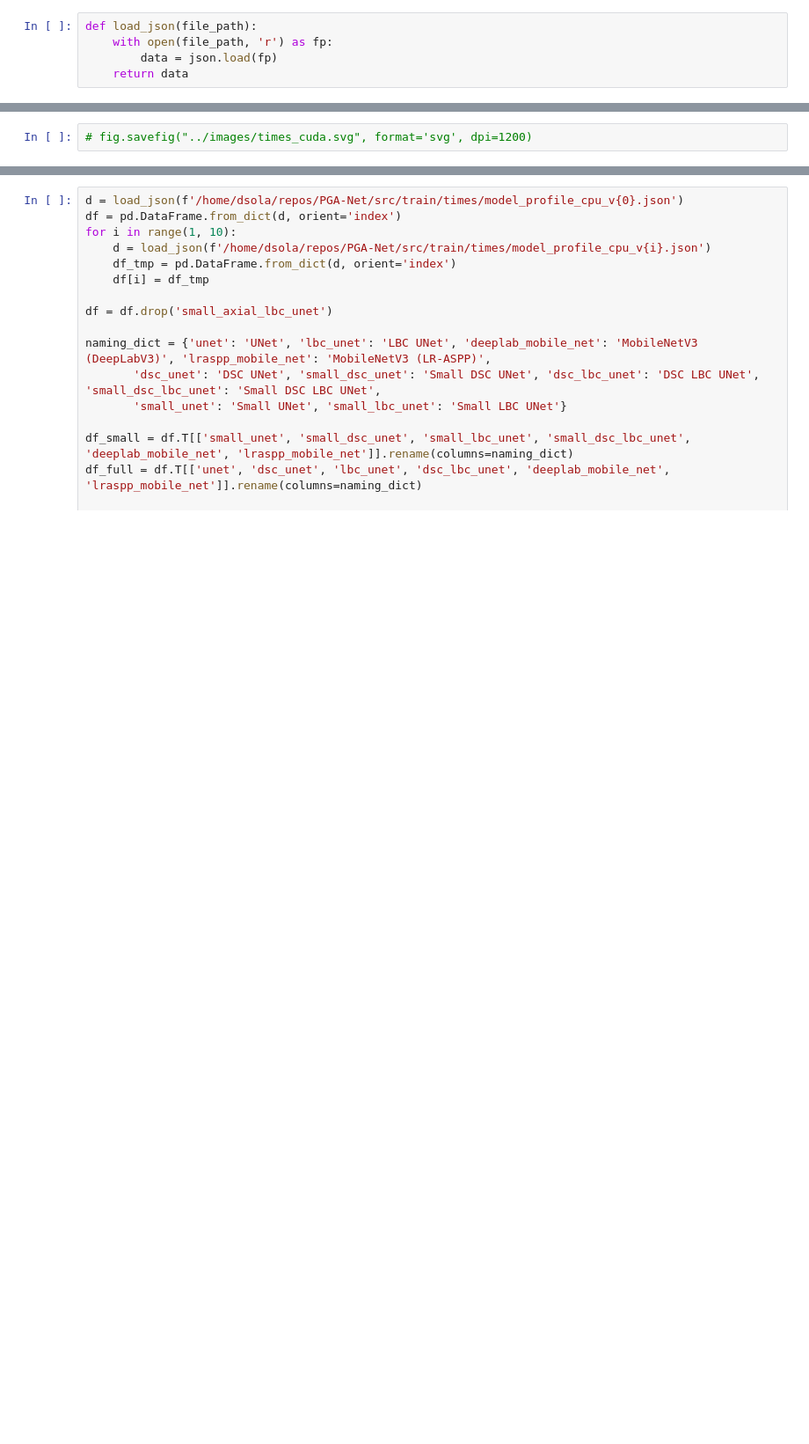
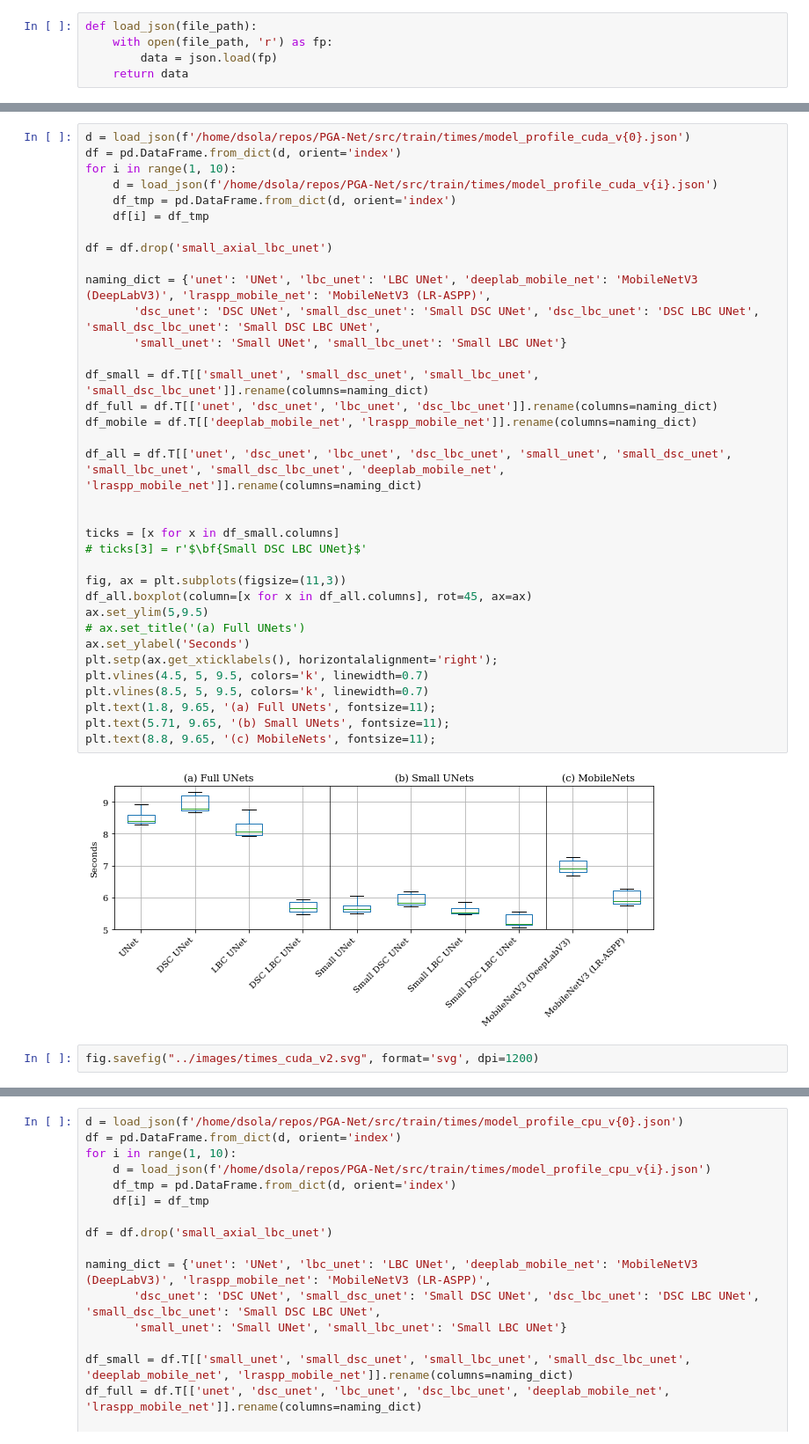
Before and after one commit to dansola/PGA-Net, a Jupyter notebook: notebooks/time_figure.ipynb, the cells around one changed output, grey strips where cells are left out. Shown: that part at 88% size. Drawn from its saved outputs; the diff is of its cells as text; blank space fills up the shorter version.

```diff
--- a/notebooks/time_figure.ipynb
+++ b/notebooks/time_figure.ipynb
@@ -58,2 +66,39 @@ plt.setp(axs[1].get_xticklabels(), horizontalalignment='right');
-# %%
-# fig.savefig("../images/times_cuda.svg", format='svg', dpi=1200)
+# %%
+d = load_json(f'/home/dsola/repos/PGA-Net/src/train/times/model_profile_cuda_v{0}.json')
+df = pd.DataFrame.from_dict(d, orient='index')
+for i in range(1, 10):
+    d = load_json(f'/home/dsola/repos/PGA-Net/src/train/times/model_profile_cuda_v{i}.json')
+    df_tmp = pd.DataFrame.from_dict(d, orient='index')
+    df[i] = df_tmp
+
+df = df.drop('small_axial_lbc_unet')
+
+naming_dict = {'unet': 'UNet', 'lbc_unet': 'LBC UNet', 'deeplab_mobile_net': 'MobileNetV3 (DeepLabV3)', 'lraspp_mobile_net': 'MobileNetV3 (LR-ASPP)',
+       'dsc_unet': 'DSC UNet', 'small_dsc_unet': 'Small DSC UNet', 'dsc_lbc_unet': 'DSC LBC UNet', 'small_dsc_lbc_unet': 'Small DSC LBC UNet',
+       'small_unet': 'Small UNet', 'small_lbc_unet': 'Small LBC UNet'}
+
+df_small = df.T[['small_unet', 'small_dsc_unet', 'small_lbc_unet', 'small_dsc_lbc_unet']].rename(columns=naming_dict)
+df_full = df.T[['unet', 'dsc_unet', 'lbc_unet', 'dsc_lbc_unet']].rename(columns=naming_dict)
+df_mobile = df.T[['deeplab_mobile_net', 'lraspp_mobile_net']].rename(columns=naming_dict)
+
+df_all = df.T[['unet', 'dsc_unet', 'lbc_unet', 'dsc_lbc_unet', 'small_unet', 'small_dsc_unet', 'small_lbc_unet', 'small_dsc_lbc_unet', 'deeplab_mobile_net', 'lraspp_mobile_net']].rename(columns=naming_dict)
+
+
+ticks = [x for x in df_small.columns]
+# ticks[3] = r'$\bf{Small DSC LBC UNet}$'
+
+fig, ax = plt.subplots(figsize=(11,3))
+df_all.boxplot(column=[x for x in df_all.columns], rot=45, ax=ax)
+ax.set_ylim(5,9.5)
+# ax.set_title('(a) Full UNets')
+ax.set_ylabel('Seconds')
+plt.setp(ax.get_xticklabels(), horizontalalignment='right');
+plt.vlines(4.5, 5, 9.5, colors='k', linewidth=0.7)
+plt.vlines(8.5, 5, 9.5, colors='k', linewidth=0.7)
+plt.text(1.8, 9.65, '(a) Full UNets', fontsize=11);
+plt.text(5.71, 9.65, '(b) Small UNets', fontsize=11);
+plt.text(8.8, 9.65, '(c) MobileNets', fontsize=11);
+# %% [output]
+[figure, added]
+# %%
+fig.savefig("../images/times_cuda_v2.svg", format='svg', dpi=1200)
```
Also changed, not shown: parts of 5 cells of this notebook, 7 other files.
